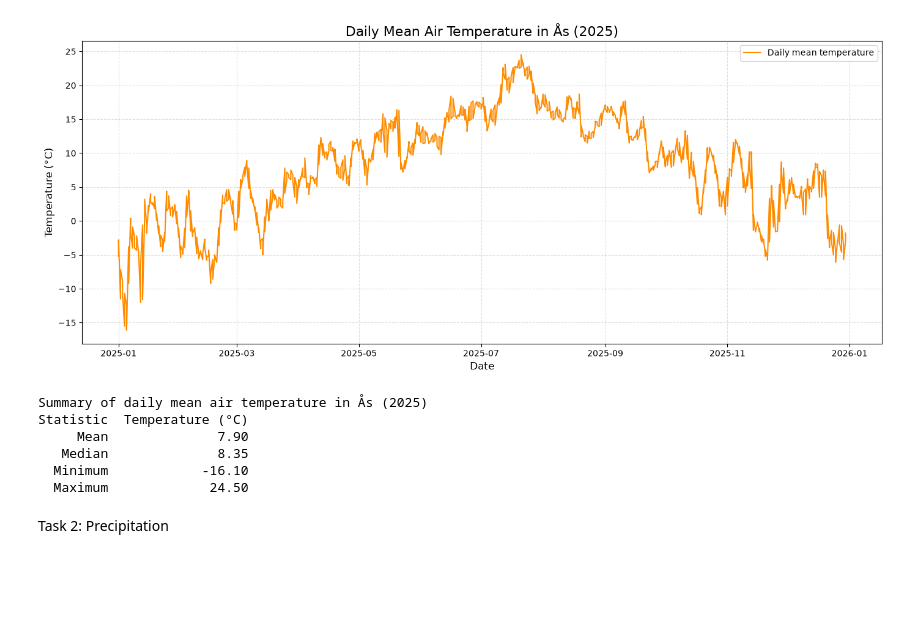
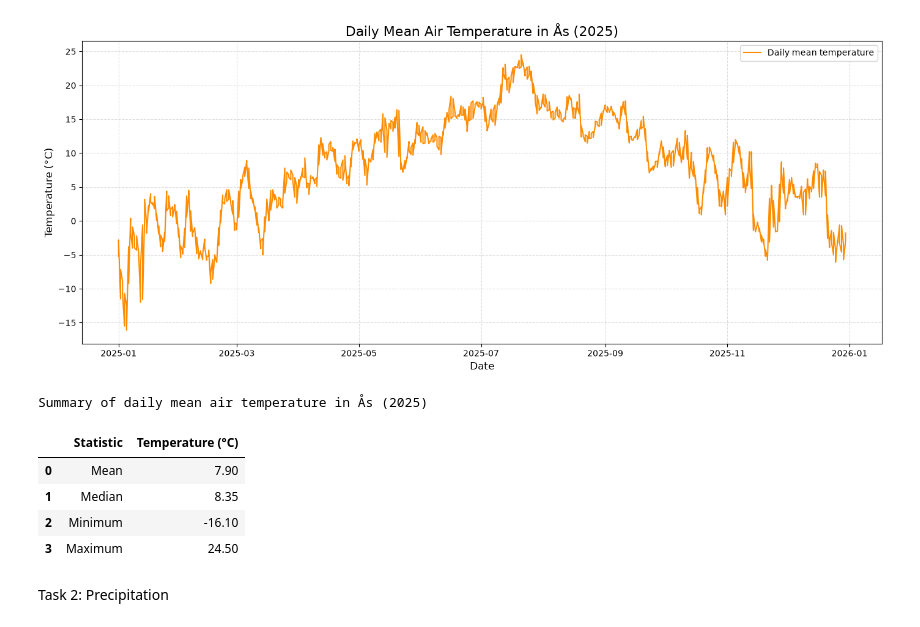
Before and after one commit to Lindaqh/Deliverable1_Uke42, a Jupyter notebook: Deliverable1_Uke42/Deliverable1_Uke42.ipynb, the cells around one changed output. Saved outputs shown, nothing was run; the diff lists cells and outputs as text; code cells hidden in the pictures; blank space fills up the shorter version.

```diff
--- a/Deliverable1_Uke42/Deliverable1_Uke42.ipynb
+++ b/Deliverable1_Uke42/Deliverable1_Uke42.ipynb
@@ -108,30 +108,28 @@ plt.show()
 # %%
 # Calculate summary statistics for 2025
 temperature = df_2025["value"]
 
 summary = pd.DataFrame({
     "Statistic": ["Mean", "Median", "Minimum", "Maximum"],
     "Temperature (°C)": [
         temperature.mean(),
         temperature.median(),
         temperature.min(),
         temperature.max()
     ]
 })
 
-# Round temperatures to two decimal places
-summary["Temperature (°C)"] = summary["Temperature (°C)"].round(2)
-
 # Display the summary table
-print("Summary of daily mean air temperature in Ås (2025)")
-print(summary.to_string(index=False))
+display(
+    summary.style.format("{:.2f}", subset=["Temperature (°C)"])
+    .set_caption("Summary of daily mean air temperature in Ås (2025)"))
 # %% [output]
 Summary of daily mean air temperature in Ås (2025)
-Statistic  Temperature (°C)
-     Mean              7.90
-   Median              8.35
-  Minimum            -16.10
-  Maximum             24.50
+|  | Statistic | Temperature (°C) |
+| 0 | Mean | 7.90 |
+| 1 | Median | 8.35 |
+| 2 | Minimum | -16.10 |
+| 3 | Maximum | 24.50 |
 # %% [markdown]
 Task 2: Precipitation
 # %%
```
Also changed, not shown: parts of 2 cells of this notebook.
